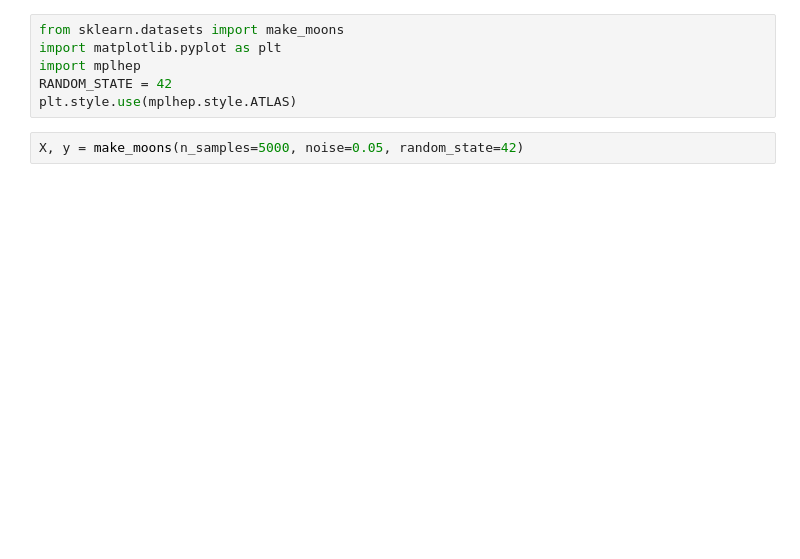
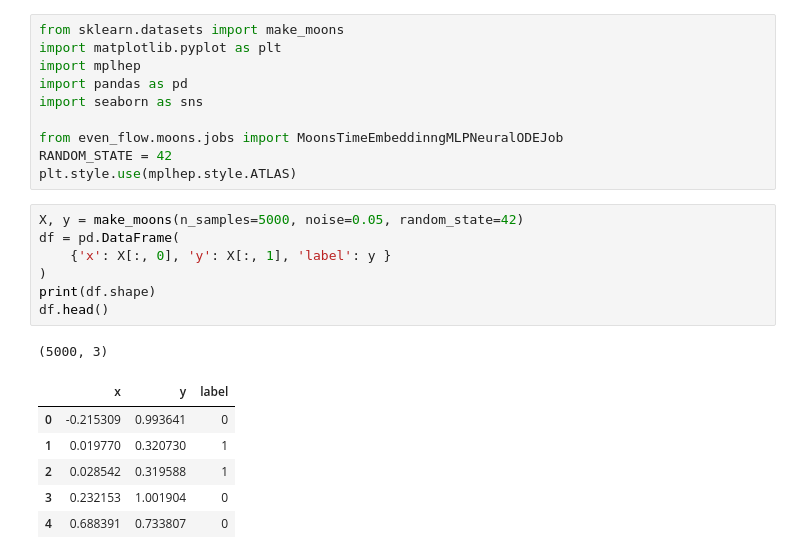
Before and after one commit to lucasbanunes/even-flow-pearl-jam.mp3, a Jupyter notebook: 01_neural_ode_2d.ipynb, the cells around one changed output. Drawn from its saved outputs; the diff is of its cells as text; blank space fills up the shorter version.

```diff
--- a/01_neural_ode_2d.ipynb
+++ b/01_neural_ode_2d.ipynb
@@ -2,7 +2,24 @@
 from sklearn.datasets import make_moons
 import matplotlib.pyplot as plt
 import mplhep
+import pandas as pd
+import seaborn as sns
+
+from even_flow.moons.jobs import MoonsTimeEmbeddinngMLPNeuralODEJob
 RANDOM_STATE = 42
 plt.style.use(mplhep.style.ATLAS)
 # %%
 X, y = make_moons(n_samples=5000, noise=0.05, random_state=42)
+df = pd.DataFrame(
+    {'x': X[:, 0], 'y': X[:, 1], 'label': y }
+)
+print(df.shape)
+df.head()
+# %% [output]
+(5000, 3)
+|  | x | y | label |
+| 0 | -0.215309 | 0.993641 | 0 |
+| 1 | 0.019770 | 0.320730 | 1 |
+| 2 | 0.028542 | 0.319588 | 1 |
+| 3 | 0.232153 | 1.001904 | 0 |
+| 4 | 0.688391 | 0.733807 | 0 |
```
Also changed, not shown: parts of 3 cells of this notebook, 3 other files.
